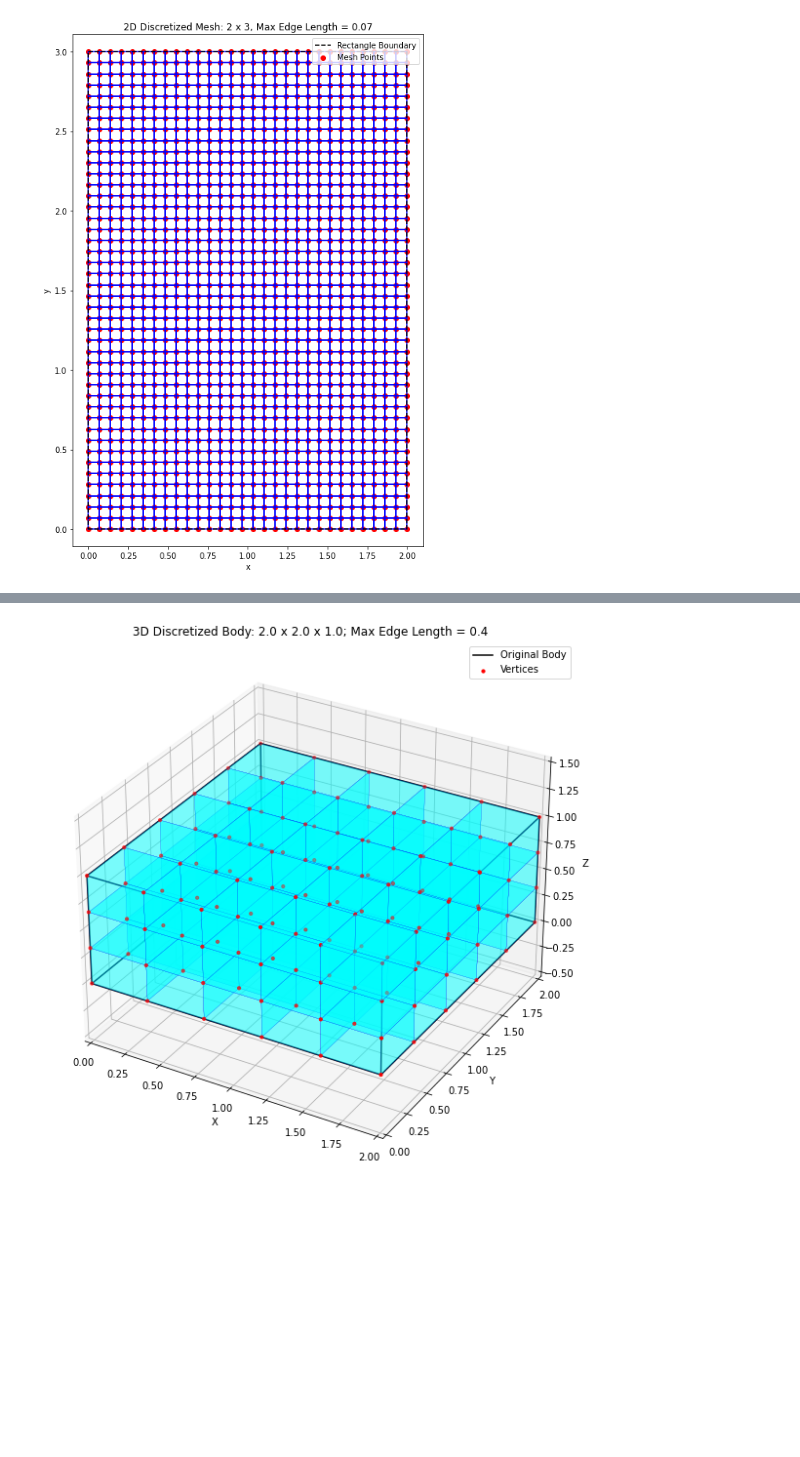
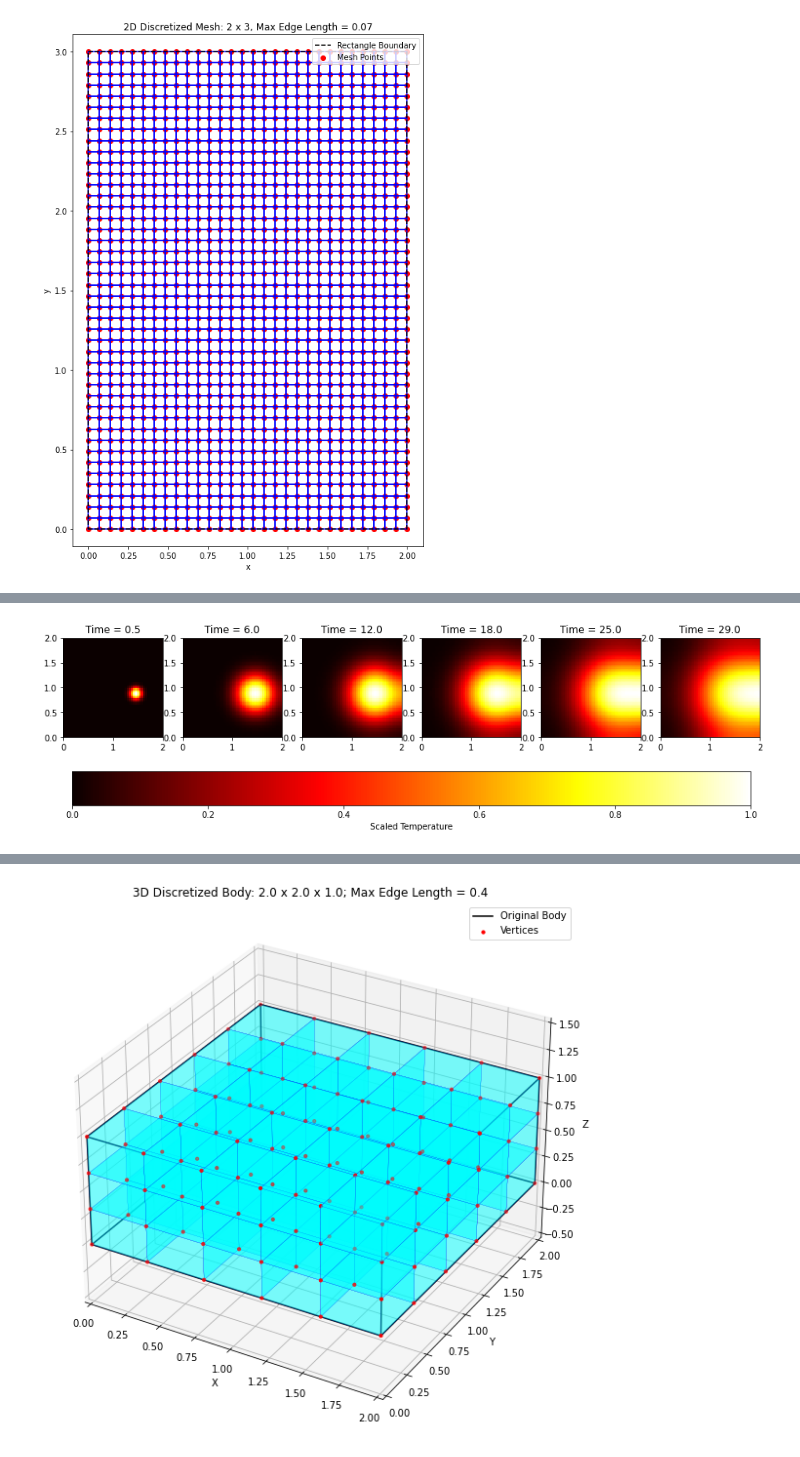
Before and after one commit to maxmandel03/MandelPHYS250FinalProject, a Jupyter notebook: Mandel_Phys250_FinalProject.ipynb, the cells around one changed output, grey strips where cells are left out. Cells and saved outputs as stored; diff of their text form; code cells hidden in the pictures; blank space fills up the shorter version.

```diff
--- a/Mandel_Phys250_FinalProject.ipynb
+++ b/Mandel_Phys250_FinalProject.ipynb
@@ -268,2 +263,8 @@ VizHeatSnapshots(Vr, Cr, sr, [10, 50, 100, 150])
+# %%
+V, C = MakeDiscreteCells(2, 2, 0.04)
+s1 = SimulateHeatDiffusion2DWithDistances(V, C, int(len(C)/2.2), 270, "copper", 300, [5, 60, 120, 180, 250, 290])
+VizHeatSnapshots(V, C ,s1, [5, 60, 120, 180, 250, 290])
+# %% [output]
+[figure, added]
 # %%
 """
```
Also changed, not shown: parts of 6 cells of this notebook.
